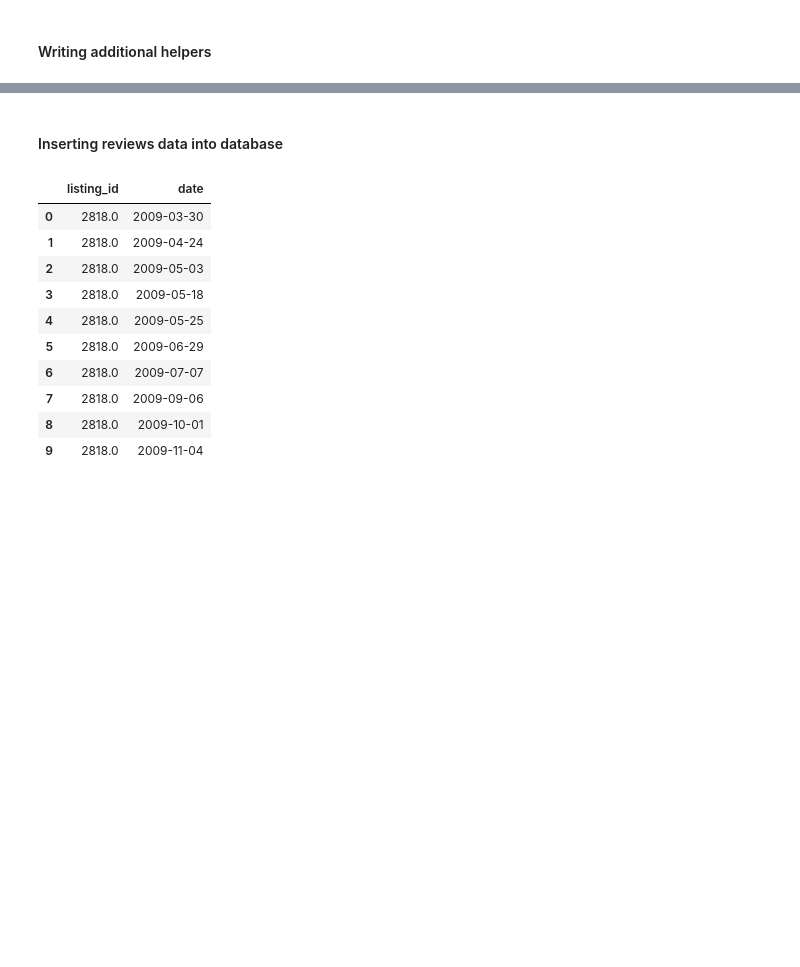
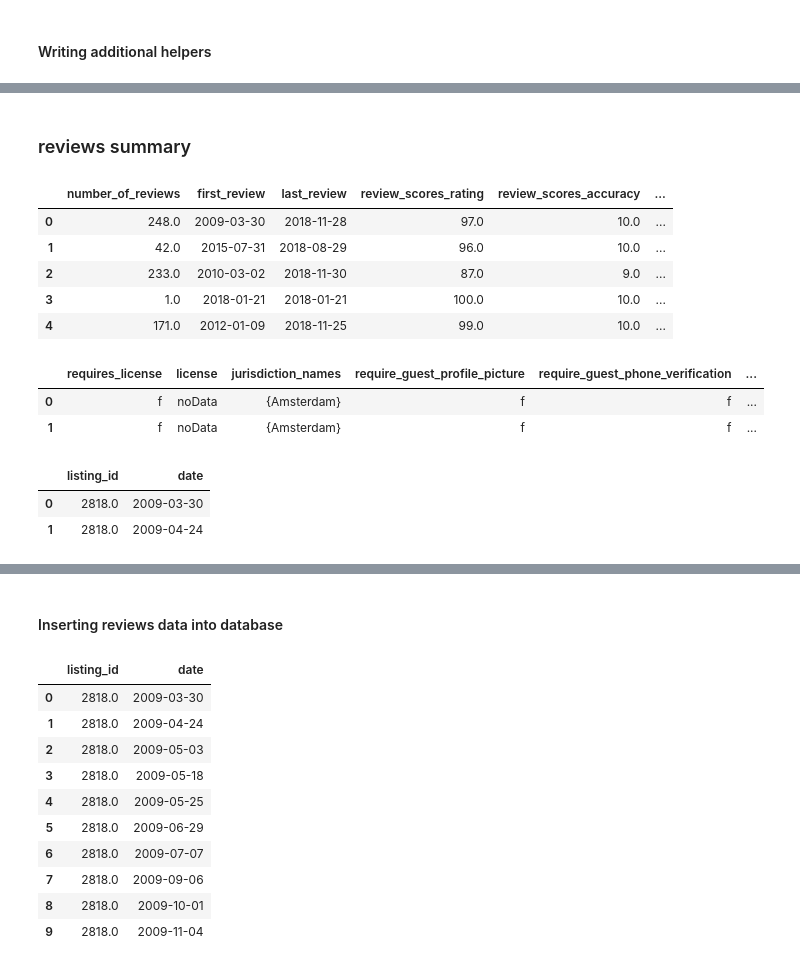
Before and after one commit to idjey/DEtheHardWay, a Jupyter notebook: airBnb_dataModeling.ipynb, the cells around one changed output, grey strips where cells are left out. Cells and saved outputs as stored; diff of their text form; code cells hidden in the pictures; blank space fills up the shorter version.

Commit message:
starting to load the tables

```diff
--- a/airBnb_dataModeling.ipynb
+++ b/airBnb_dataModeling.ipynb
@@ -160,0 +226,34 @@ getSchema('listings_details',credentials)
+# %% [markdown]
+### reviews summary
+# %%
+# this is kind of fact table and better to reference it to the listings_id
+queryListings3 = """SELECT number_of_reviews, reviews_per_month ,first_review, last_review,
+       review_scores_rating, review_scores_accuracy,
+       review_scores_cleanliness, review_scores_checkin,
+       review_scores_communication, review_scores_location,
+       review_scores_value FROM listings_details LIMIT 5"""
+queryBase(queryListings3)
+# %% [output]
+|  | number_of_reviews | first_review | last_review | review_scores_rating | review_scores_accuracy | ... |
+| 0 | 248.0 | 2009-03-30 | 2018-11-28 | 97.0 | 10.0 | ... |
+| 1 | 42.0 | 2015-07-31 | 2018-08-29 | 96.0 | 10.0 | ... |
+| 2 | 233.0 | 2010-03-02 | 2018-11-30 | 87.0 | 9.0 | ... |
+| 3 | 1.0 | 2018-01-21 | 2018-01-21 | 100.0 | 10.0 | ... |
+| 4 | 171.0 | 2012-01-09 | 2018-11-25 | 99.0 | 10.0 | ... |
+# %%
+queryListings6 = """SELECT requires_license, license,
+       jurisdiction_names, require_guest_profile_picture,
+       require_guest_phone_verification, calculated_host_listings_count
+       FROM listings_details LIMIT 2"""
+queryBase(queryListings6)
+# %% [output]
+|  | requires_license | license | jurisdiction_names | require_guest_profile_picture | require_guest_phone_verification | ... |
+| 0 | f | noData | {Amsterdam} | f | f | ... |
+| 1 | f | noData | {Amsterdam} | f | f | ... |
+# %%
+queryReviews1 = """SELECT * FROM reviews LIMIT 2;"""
+queryBase(queryReviews1)
+# %% [output]
+|  | listing_id | date |
+| 0 | 2818.0 | 2009-03-30 |
+| 1 | 2818.0 | 2009-04-24 |
```
Also changed, not shown: parts of 37 cells of this notebook, 3 other files.
